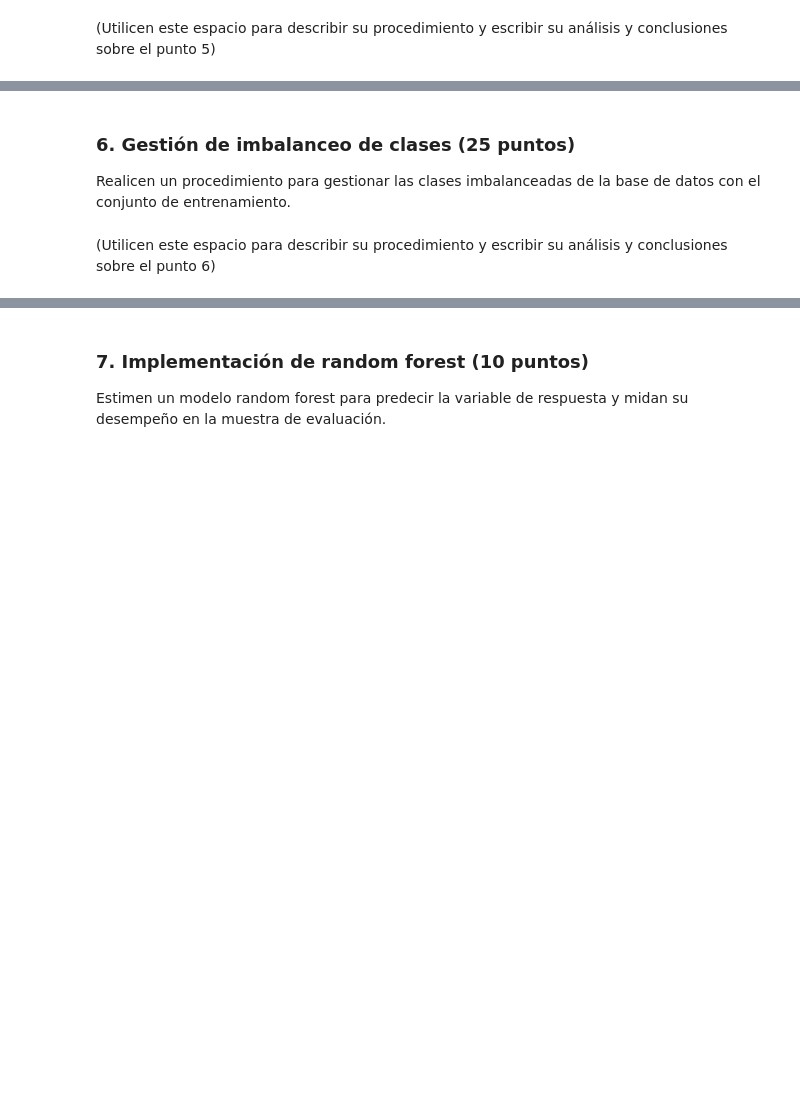
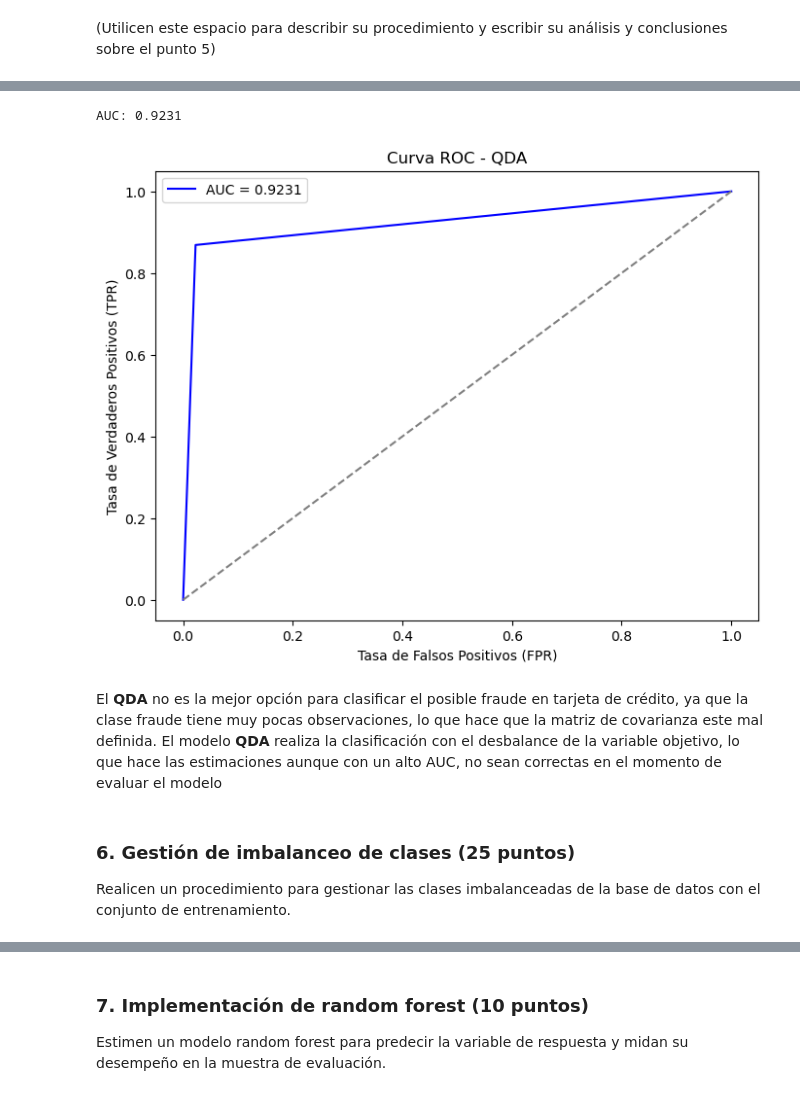
Before and after one commit to carrasquintero/Entrega_ETL, a Jupyter notebook: ML/Caso implementación de metodologías de imputación de variables e imbalanceo de clases.ipynb, the cells around one changed output, grey strips where cells are left out. Drawn from its saved outputs; the diff is of its cells as text; code cells hidden in the pictures; blank space fills up the shorter version.

```diff
--- a/ML/Caso implementación de metodologías de imputación de variables e imbalanceo de clases.ipynb
+++ b/ML/Caso implementación de metodologías de imputación de variables e imbalanceo de clases.ipynb
@@ -457,0 +456,17 @@ Realicen una partición de la muestra en un conjunto de entrenamiento y otro de
+# %%
+#### Utilicen este espacio para escribir los códigos del procedimiento del punto 5 ####
+#### Utilicen este espacio para escribir los códigos del procedimiento del punto 5 ####
+### Arreglo de la base para los ejercicios
+from sklearn.preprocessing import StandardScaler
+from sklearn.discriminant_analysis import QuadraticDiscriminantAnalysis
+from sklearn.metrics import classification_report, confusion_matrix
+
+yTotal = raw_df['Class']
+XTotal = raw_df.drop(columns=['Class','Time'])
+scaler = StandardScaler()
+XTotal['Amount'] = scaler.fit_transform(XTotal[['Amount']])
+### Se parte la base en TEST y TRAIN
+XTrain, XTest, yTrain, yTest = train_test_split(XTotal, yTotal, test_size=0.3)
+# %%
+clfQDA = QuadraticDiscriminantAnalysis()
+clfQDA.fit(XTrain, yTrain)
@@ -458,2 +475,6 @@ Realicen una partición de la muestra en un conjunto de entrenamiento y otro de
 # %% [markdown]
 (Utilicen este espacio para describir su procedimiento y escribir su análisis y conclusiones sobre el punto 5)
+# %%
+prediccionesQDA=clfQDA.predict(XTest)
+print(confusion_matrix(yTest,prediccionesQDA))
+print(classification_report(yTest, prediccionesQDA, digits=4))
@@ -460,3 +492,30 @@ Realicen una partición de la muestra en un conjunto de entrenamiento y otro de
+# %%
+
+import matplotlib.pyplot as plt
+from sklearn.metrics import roc_auc_score, roc_curve
+
+# Calcular AUC
+auc_qda = roc_auc_score(yTest, prediccionesQDA)
+print(f'AUC: {auc_qda:.4f}')
+
+# Obtener puntos de la curva ROC
+fpr, tpr, _ = roc_curve(yTest, prediccionesQDA)
+
+# Graficar la curva ROC
+plt.figure(figsize=(8, 6))
+plt.plot(fpr, tpr, label=f'AUC = {auc_qda:.4f}', color='blue')
+plt.plot([0, 1], [0, 1], linestyle='--', color='gray')  # Línea base
+plt.xlabel('Tasa de Falsos Positivos (FPR)')
+plt.ylabel('Tasa de Verdaderos Positivos (TPR)')
+plt.title('Curva ROC - QDA')
+plt.legend()
+plt.show()
+# %% [output]
+AUC: 0.9231
+[figure, added]
+# %% [markdown]
+
+El **QDA** no es la mejor opción para clasificar el posible fraude en tarjeta de crédito, ya que la clase fraude tiene muy pocas observaciones, lo que hace que la matriz de covarianza este mal definida. El modelo **QDA** realiza la clasificación con el desbalance de la variable objetivo, lo que hace las estimaciones aunque con un alto AUC, no sean correctas en el momento de evaluar el modelo
 # %% [markdown]
 ### 6. Gestión de imbalanceo de clases (25 puntos)
 Realicen un procedimiento para gestionar las clases imbalanceadas de la base de datos con el conjunto de entrenamiento.
@@ -465,2 +521,0 @@ Realicen un procedimiento para gestionar las clases imbalanceadas de la base de
-# %% [markdown]
-(Utilicen este espacio para describir su procedimiento y escribir su análisis y conclusiones sobre el punto 6)
```
Also changed, not shown: parts of 18 cells of this notebook.
